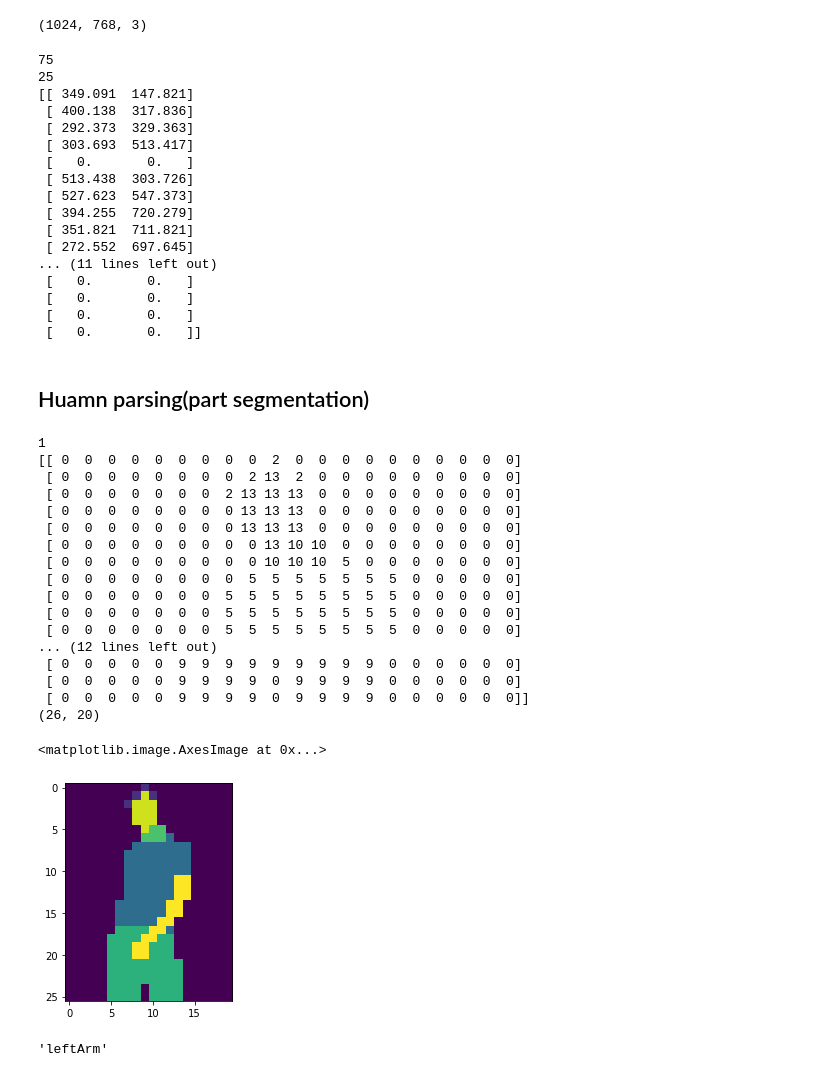
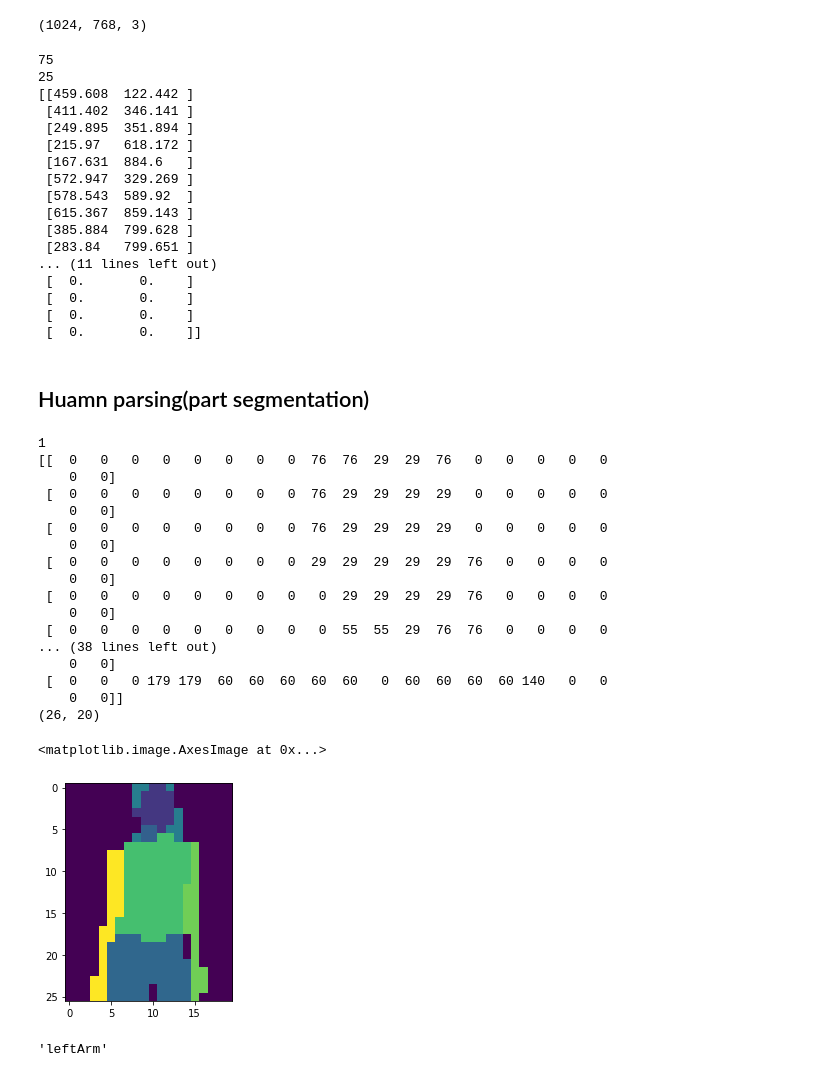
Before and after one commit to jiaqianjing/VITON-HD, a Jupyter notebook: analysis.ipynb, the cells around one changed output. Saved outputs shown, nothing was run; the diff lists cells and outputs as text; code cells hidden in the pictures.

```diff
--- a/analysis.ipynb
+++ b/analysis.ipynb
@@ -207,7 +133,7 @@ np.array(test_pose_rgb).shape
 (1024, 768, 3)
 # %%
 import json
-with open('./datasets/test/openpose-json/00891_00_keypoints.json', 'r') as f:
+with open('./datasets/test/openpose-json/10549_00_keypoints.json', 'r') as f:
     pose_label = json.load(f)
     pose_data = pose_label['people'][0]['pose_keypoints_2d']
 
@@ -219,58 +145,58 @@ print(pose_data)
 # %% [output]
 75
 25
-[[ 349.091  147.821]
- [ 400.138  317.836]
- [ 292.373  329.363]
- [ 303.693  513.417]
- [   0.       0.   ]
- [ 513.438  303.726]
- [ 527.623  547.373]
- [ 394.255  720.279]
- [ 351.821  711.821]
- [ 272.552  697.645]
+[[459.608  122.442 ]
+ [411.402  346.141 ]
+ [249.895  351.894 ]
+ [215.97   618.172 ]
+ [167.631  884.6   ]
+ [572.947  329.269 ]
+ [578.543  589.92  ]
+ [615.367  859.143 ]
+ [385.884  799.628 ]
+ [283.84   799.651 ]
 ... (11 lines left out)
- [   0.       0.   ]
- [   0.       0.   ]
- [   0.       0.   ]
- [   0.       0.   ]]
+ [  0.       0.    ]
+ [  0.       0.    ]
+ [  0.       0.    ]
+ [  0.       0.    ]]
 # %% [markdown]
 ## Huamn parsing(part segmentation)
 # %%
 # load parsing image
-parse = Image.open('./datasets/test/image-parse/00891_00.png')
+parse = Image.open('./datasets/test/image-parse/10549_00.png').convert('L')
 
 print(len(parse.split()))
 
 #parse = transforms.Resize(opt.load_width, interpolation=transforms.InterpolationMode.NEAREST)(parse)
 parse = transforms.Resize(20, interpolation=transforms.InterpolationMode.NEAREST)(parse)
 
 parse_array = np.array(parse)
 print(parse_array)
 print(parse_array.shape)
 plt.imshow(parse_array)
 
 #print(parse_array[789])
 # %% [output]
 1
-[[ 0  0  0  0  0  0  0  0  0  2  0  0  0  0  0  0  0  0  0  0]
- [ 0  0  0  0  0  0  0  0  2 13  2  0  0  0  0  0  0  0  0  0]
- [ 0  0  0  0  0  0  0  2 13 13 13  0  0  0  0  0  0  0  0  0]
- [ 0  0  0  0  0  0  0  0 13 13 13  0  0  0  0  0  0  0  0  0]
- [ 0  0  0  0  0  0  0  0 13 13 13  0  0  0  0  0  0  0  0  0]
- [ 0  0  0  0  0  0  0  0  0 13 10 10  0  0  0  0  0  0  0  0]
- [ 0  0  0  0  0  0  0  0  0 10 10 10  5  0  0  0  0  0  0  0]
- [ 0  0  0  0  0  0  0  0  5  5  5  5  5  5  5  0  0  0  0  0]
- [ 0  0  0  0  0  0  0  5  5  5  5  5  5  5  5  0  0  0  0  0]
- [ 0  0  0  0  0  0  0  5  5  5  5  5  5  5  5  0  0  0  0  0]
- [ 0  0  0  0  0  0  0  5  5  5  5  5  5  5  5  0  0  0  0  0]
-... (12 lines left out)
- [ 0  0  0  0  0  9  9  9  9  9  9  9  9  9  0  0  0  0  0  0]
- [ 0  0  0  0  0  9  9  9  9  0  9  9  9  9  0  0  0  0  0  0]
- [ 0  0  0  0  0  9  9  9  9  0  9  9  9  9  0  0  0  0  0  0]]
+[[  0   0   0   0   0   0   0   0  76  76  29  29  76   0   0   0   0   0
+    0   0]
+ [  0   0   0   0   0   0   0   0  76  29  29  29  29   0   0   0   0   0
+    0   0]
+ [  0   0   0   0   0   0   0   0  76  29  29  29  29   0   0   0   0   0
+    0   0]
+ [  0   0   0   0   0   0   0   0  29  29  29  29  29  76   0   0   0   0
+    0   0]
+ [  0   0   0   0   0   0   0   0   0  29  29  29  29  76   0   0   0   0
+    0   0]
+ [  0   0   0   0   0   0   0   0   0  55  55  29  76  76   0   0   0   0
+... (38 lines left out)
+    0   0]
+ [  0   0   0 179 179  60  60  60  60  60   0  60  60  60  60 140   0   0
+    0   0]]
 (26, 20)
 <matplotlib.image.AxesImage at 0x...>
-[figure, old version]
+[figure, new version]
 # %%
 CLASSES = ['background', 'hat', 'hair', 'glove', 'sunglasses', 'upperclothes',
                'dress', 'coat', 'socks', 'pants', 'tosor-skin', 'scarf', 'skirt',
```
Also changed, not shown: parts of 17 cells of this notebook, 12 other files.
